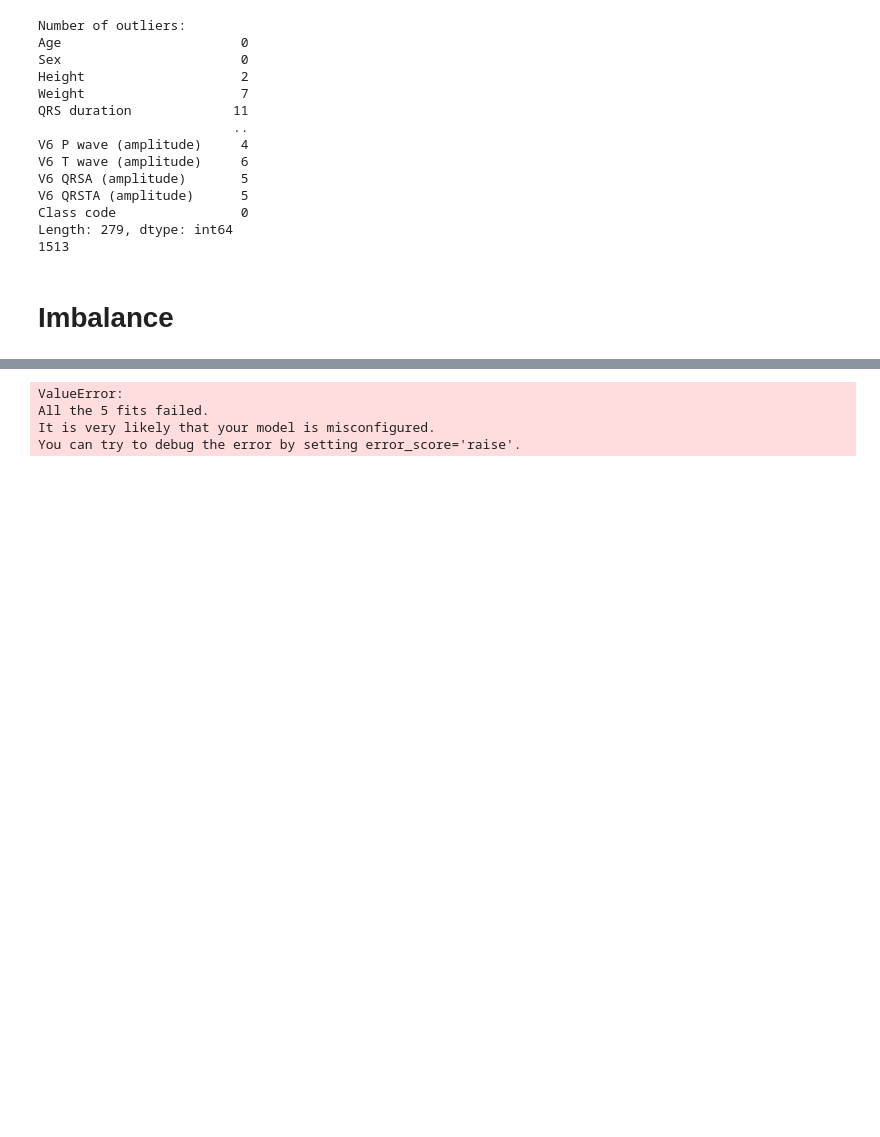
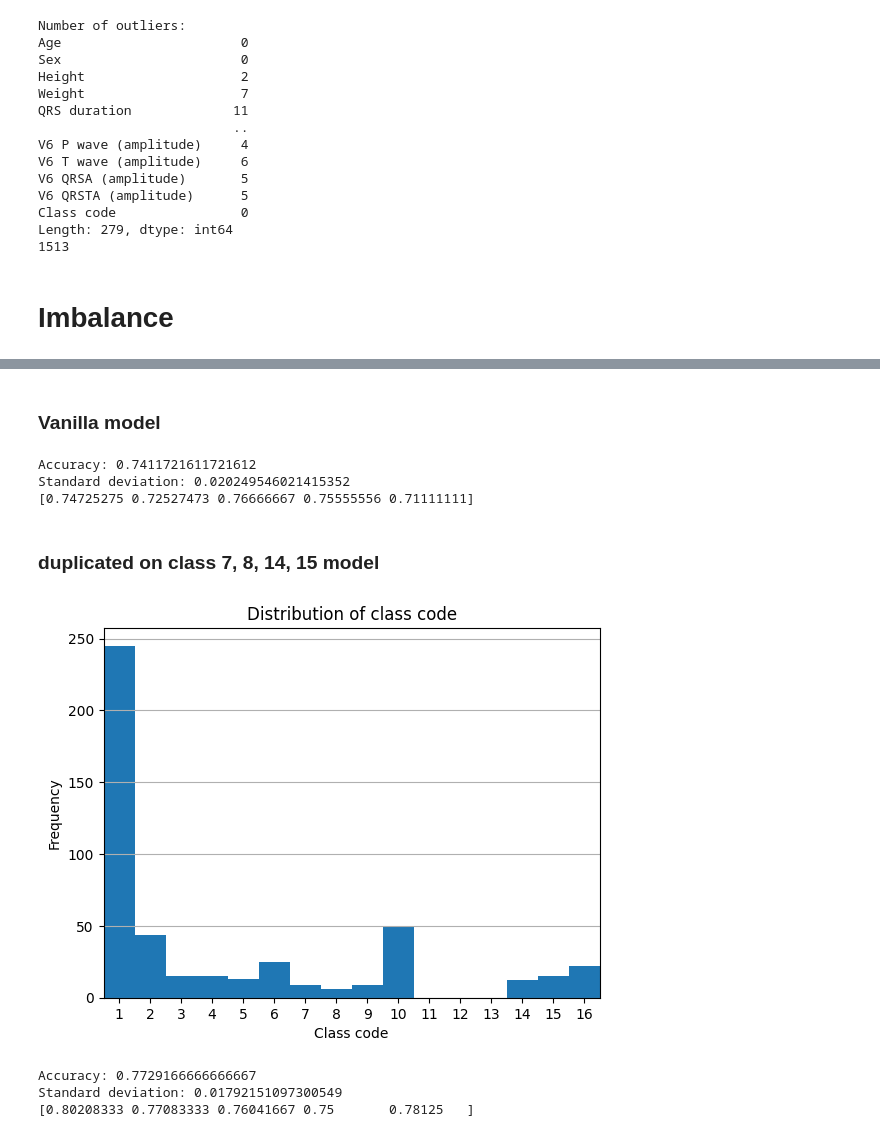
Before and after one commit to IgnacyBerent/AI_1, a Jupyter notebook: lecture/task_1/main.ipynb, the cells around one changed output, grey strips where cells are left out. Saved outputs shown, nothing was run; the diff lists cells and outputs as text; code cells hidden in the pictures; blank space fills up the shorter version.

```diff
--- a/lecture/task_1/main.ipynb
+++ b/lecture/task_1/main.ipynb
@@ -194,15 +195,16 @@ df = df.clip(lower_quantile, upper_quantile, axis=1)
 # %% [markdown]
 # Imbalance
 # %%
-edges = np.linspace(1, 17, 17)
-df['Class code'].hist(bins=edges)
-plt.title('Distribution of class code')
-plt.xlabel('Class code')
-plt.ylabel('Frequency')
+def plot_class_distribution(df: pd.DataFrame):
+    edges = np.linspace(1, 17, 17)
+    df['Class code'].hist(bins=edges)
+    plt.title('Distribution of class code')
+    plt.xlabel('Class code')
+    plt.ylabel('Frequency')
 
-# calculate bin centers
-bin_centers = edges[:-1] + (edges[1] - edges[0]) / 2
-plt.xticks(bin_centers, labels=np.arange(1, 17))
-plt.xlim(1, 17)
-plt.grid(axis='x')
-plt.show()
+    # calculate bin centers
+    bin_centers = edges[:-1] + (edges[1] - edges[0]) / 2
+    plt.xticks(bin_centers, labels=np.arange(1, 17))
+    plt.xlim(1, 17)
+    plt.grid(axis='x')
+    plt.show()
@@ -224,14 +215,47 @@ skfold = StratifiedKFold(n_splits=5, shuffle=True, random_state=42)
 # %%
-# initialize the model
-model = XGBClassifier()
+def test_model(df: pd.DataFrame):
+    # split the data into features and target
+    X = df.drop(columns=['Class code'])
+    y = df['Class code']
 
-# calculate the cross validation score
-results = cross_val_score(model, X, y, cv=skfold, scoring='accuracy')
-print(f"Accuracy: {results.mean()}")
-print(f"Standard deviation: {results.std()}")
-print(results)
+    # Due to missing representations encoding is needed
+    le = LabelEncoder()
+    y_encoded = le.fit_transform(y)
+
+    # split the data into training and testing sets
+    skfold = StratifiedKFold(n_splits=5, shuffle=True, random_state=42)
+
+    # initialize the model
+    model = XGBClassifier()
+
+    # calculate the cross validation score
+    results = cross_val_score(model, X, y_encoded, cv=skfold, scoring='accuracy')
+    print(f"Accuracy: {results.mean()}")
+    print(f"Standard deviation: {results.std()}")
+    print(results)
-# %% [output]
-ValueError:
-All the 5 fits failed.
-It is very likely that your model is misconfigured.
-You can try to debug the error by setting error_score='raise'.
+# %% [markdown]
+### Vanilla model
+# %%
+test_model(df)
+# %% [output]
+Accuracy: 0.7411721611721612
+Standard deviation: 0.020249546021415352
+[0.74725275 0.72527473 0.76666667 0.75555556 0.71111111]
+# %% [markdown]
+### duplicated on class 7, 8, 14, 15 model
+# %%
+# duplicate data belonging to class 7, 8, 14 and 15
+df_copies1 = df[df['Class code'].isin([7, 8, 14, 15])]
+df_copies2 = df[df['Class code'].isin([7, 8, 14, 15])]
+
+df_duplicated = pd.concat([df, df_copies1, df_copies2])
+
+plot_class_distribution(df_duplicated)
+# %% [output]
+[figure, added]
+# %%
+test_model(df_duplicated)
+# %% [output]
+Accuracy: 0.7729166666666667
+Standard deviation: 0.01792151097300549
+[0.80208333 0.77083333 0.76041667 0.75       0.78125   ]
```
Also changed, not shown: parts of 18 cells of this notebook, 1 other file.
